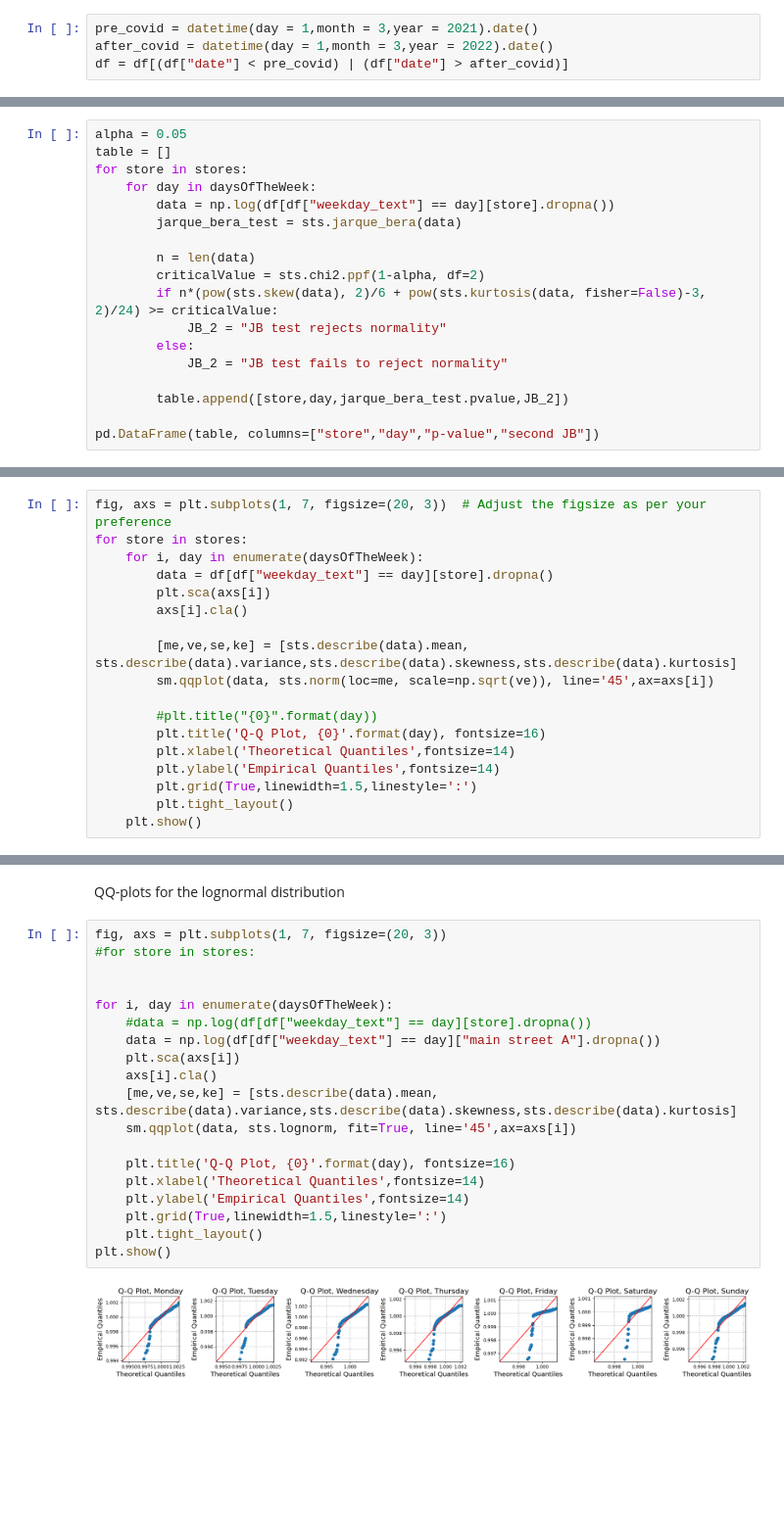
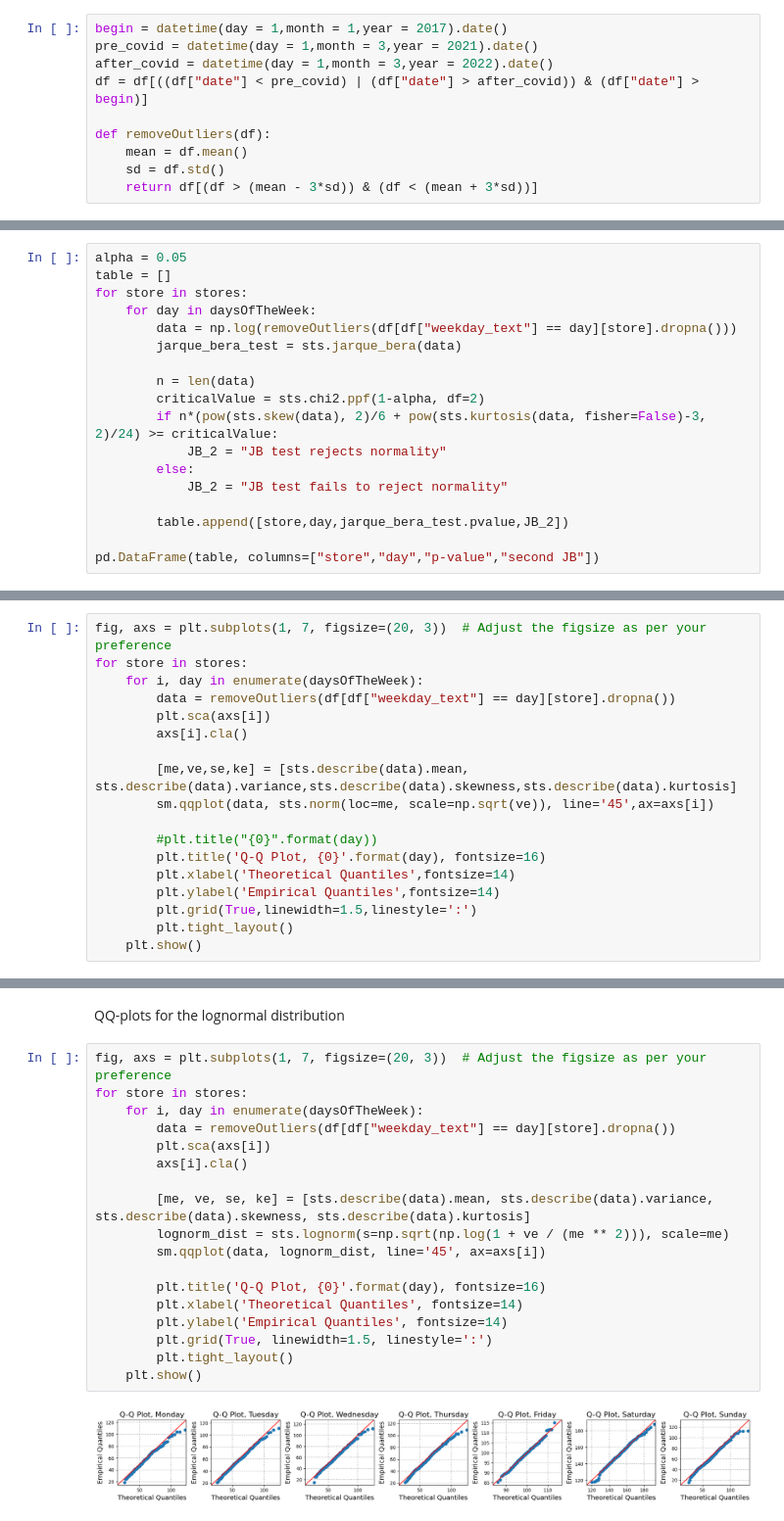
Before and after one commit to Marijn2404/TheThirdPiGame, a Jupyter notebook: normality testing.ipynb, the cells around one changed output, grey strips where cells are left out. Shown at 98% size. Saved outputs shown, nothing was run; the diff lists cells and outputs as text; blank space fills up the shorter version.

```diff
--- a/normality testing.ipynb
+++ b/normality testing.ipynb
@@ -33,7 +35,13 @@ df
 # %%
+begin = datetime(day = 1,month = 1,year = 2017).date()
 pre_covid = datetime(day = 1,month = 3,year = 2021).date()
 after_covid = datetime(day = 1,month = 3,year = 2022).date()
-df = df[(df["date"] < pre_covid) | (df["date"] > after_covid)]
+df = df[((df["date"] < pre_covid) | (df["date"] > after_covid)) & (df["date"] > begin)]
+
+def removeOutliers(df):
+    mean = df.mean()
+    sd = df.std()
+    return df[(df > (mean - 3*sd)) & (df < (mean + 3*sd))]
 # %%
 class Store():
     def __init__(self, name, p, pl, c, cs):
@@ -96,7 +104,7 @@ alpha = 0.05
 table = []
 for store in stores:
     for day in daysOfTheWeek:
-        data = np.log(df[df["weekday_text"] == day][store].dropna())
+        data = np.log(removeOutliers(df[df["weekday_text"] == day][store].dropna()))
         jarque_bera_test = sts.jarque_bera(data)
 
         n = len(data)
@@ -133,7 +141,7 @@ QQ-Plots for the normal distribution
 fig, axs = plt.subplots(1, 7, figsize=(20, 3))  # Adjust the figsize as per your preference
 for store in stores:
     for i, day in enumerate(daysOfTheWeek):
-        data = df[df["weekday_text"] == day][store].dropna()
+        data = removeOutliers(df[df["weekday_text"] == day][store].dropna())
         plt.sca(axs[i])
         axs[i].cla()
 
@@ -155,23 +168,22 @@ for store in stores:
 # %% [markdown]
 QQ-plots for the lognormal distribution
 # %%
-fig, axs = plt.subplots(1, 7, figsize=(20, 3))
-#for store in stores:
+fig, axs = plt.subplots(1, 7, figsize=(20, 3))  # Adjust the figsize as per your preference
+for store in stores:
+    for i, day in enumerate(daysOfTheWeek):
+        data = removeOutliers(df[df["weekday_text"] == day][store].dropna())
+        plt.sca(axs[i])
+        axs[i].cla()
 
+        [me, ve, se, ke] = [sts.describe(data).mean, sts.describe(data).variance, sts.describe(data).skewness, sts.describe(data).kurtosis]
+        lognorm_dist = sts.lognorm(s=np.sqrt(np.log(1 + ve / (me ** 2))), scale=me)
+        sm.qqplot(data, lognorm_dist, line='45', ax=axs[i])
 
-for i, day in enumerate(daysOfTheWeek):
-    #data = np.log(df[df["weekday_text"] == day][store].dropna())
-    data = np.log(df[df["weekday_text"] == day]["main street A"].dropna())
-    plt.sca(axs[i])
-    axs[i].cla()
-    [me,ve,se,ke] = [sts.describe(data).mean, sts.describe(data).variance,sts.describe(data).skewness,sts.describe(data).kurtosis]
-    sm.qqplot(data, sts.lognorm, fit=True, line='45',ax=axs[i])
-
-    plt.title('Q-Q Plot, {0}'.format(day), fontsize=16)
-    plt.xlabel('Theoretical Quantiles',fontsize=14)
-    plt.ylabel('Empirical Quantiles',fontsize=14)
-    plt.grid(True,linewidth=1.5,linestyle=':')
-    plt.tight_layout()
-plt.show()
+        plt.title('Q-Q Plot, {0}'.format(day), fontsize=16)
+        plt.xlabel('Theoretical Quantiles', fontsize=14)
+        plt.ylabel('Empirical Quantiles', fontsize=14)
+        plt.grid(True, linewidth=1.5, linestyle=':')
+        plt.tight_layout()
+    plt.show()
 # %% [output]
-[figure, old version]
+[figure, new version]
```
Also changed, not shown: parts of 5 cells of this notebook, 4 other files.
